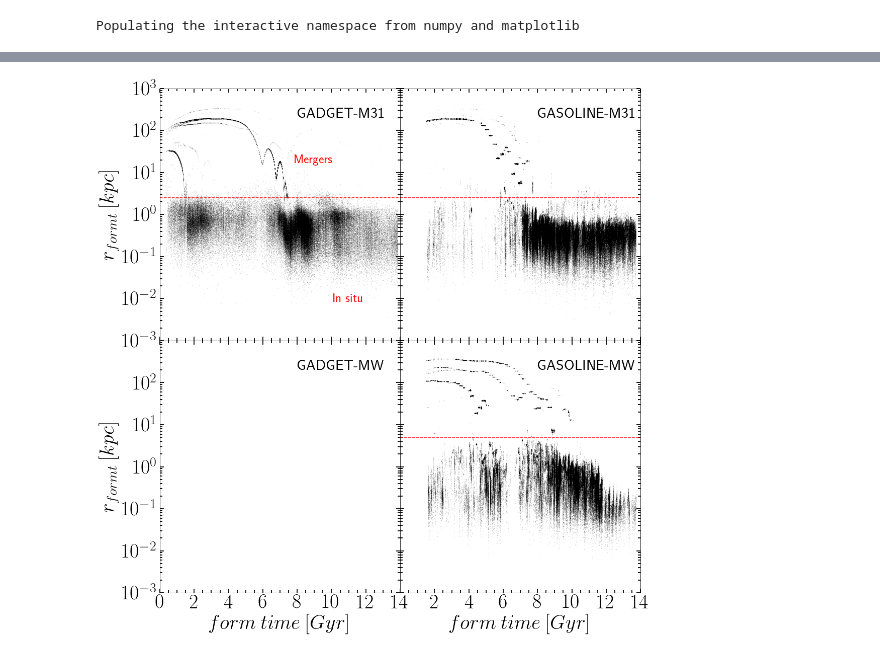
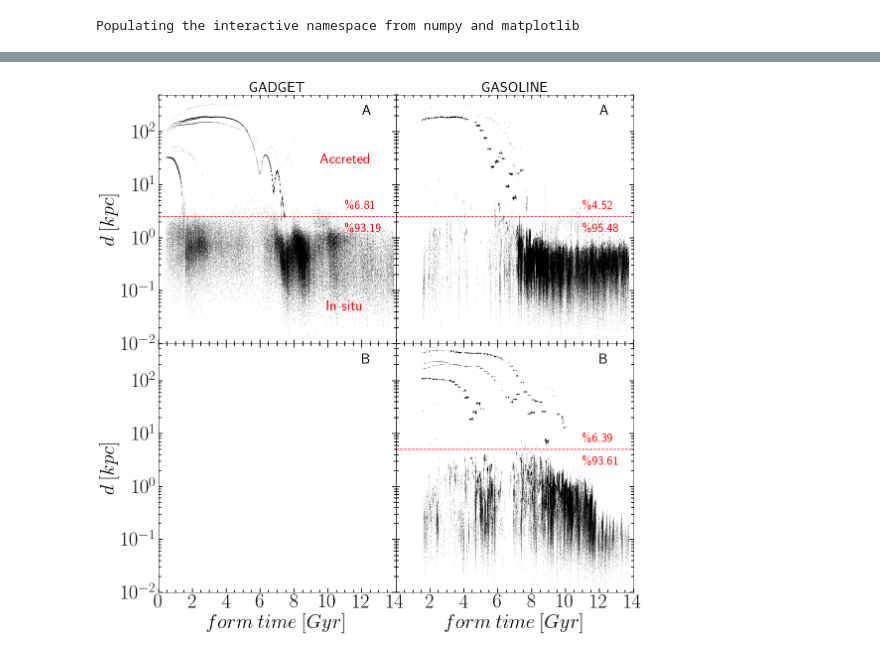
Before and after one commit to ornemarioni/Barras_GdGs, a Jupyter notebook: Barras_Gd/programs/tform_simulaciones.ipynb, the cells around one changed output, grey strips where cells are left out. Cells and saved outputs as stored; diff of their text form; code cells hidden in the pictures.

```diff
--- a/Barras_Gd/programs/tform_simulaciones.ipynb
+++ b/Barras_Gd/programs/tform_simulaciones.ipynb
@@ -3,20 +3,23 @@
 # %% [output]
 Populating the interactive namespace from numpy and matplotlib
 # %%
-M31_gd = np.loadtxt('/home/ornela/PYTHON/Barras_GdGs/Barras_Gd/_data/M31_tform_barra.dat')
+# path = '/home/ornela/PYTHON/'
+path = '/home/omarioni/'
+
+M31_gd = np.loadtxt(path + 'Barras_GdGs/Barras_Gd/_data/M31_tform_barra.dat')
 M31gd_IDs   = M31_gd[:,0]
 M31gd_tform = M31_gd[:,1]
 M31gd_rn_z0 = M31_gd[:,2]
 M31gd_r_zx  = M31_gd[:,3]
 #------------------------------------------------------------------------------------------
 
-M31_gs = np.loadtxt('/home/ornela/PYTHON/Barras_GdGs/Barras_Gs/_data/M31_tform_barra.dat')
+M31_gs = np.loadtxt(path + 'Barras_GdGs/Barras_Gs/_data/M31_tform_barra.dat')
 M31gs_IDs   = M31_gs[:,0]
 M31gs_tform = M31_gs[:,1]
 M31gs_rn_z0 = M31_gs[:,2]
 M31gs_r_zx  = M31_gs[:,3]
 #------------------------------------------------------------------------------------------
-MW_gs = np.loadtxt('/home/ornela/PYTHON/Barras_GdGs/Barras_Gs/_data/MW_tform_barra.dat')
+MW_gs = np.loadtxt(path + 'Barras_GdGs/Barras_Gs/_data/MW_tform_barra.dat')
 MWgs_IDs   = MW_gs[:,0]
 MWgs_tform = MW_gs[:,1]
 MWgs_rn_z0 = MW_gs[:,2]
@@ -32,21 +64,24 @@ fig, ax = plt.subplots(nrows=2, ncols=2, figsize=(16, 16))#, sharey=True, sharex
 fig.subplots_adjust(bottom=0.08, left =0.12, right = 0.95, top = 0.95, wspace=0., hspace= 0)
 
 ax[0,0].plot(M31gd_tform ,M31gd_r_zx,'.', markersize=0.1, color='k')
-ax[0,0].set_ylabel(r'$r_{formt}\:[kpc]$', fontsize=40)
+ax[0,0].set_ylabel(r'$d\:[kpc]$', fontsize=40)
 ax[0,0].set_xticks([0,2,4,6,8,10,12,14])
 ax[0,0].set_xticklabels([])
 ax[0,0].set_yscale('log')
-ax[0,0].set_yticks([0.001,0.01,0.1,1,10,100,1000])
-ax[0,0].set_ylim(0.001,1000)
+ax[0,0].set_yticks([0.001,0.01,0.1,1,10,100])
+ax[0,0].set_ylim(0.01,500)
 ax[0,0].set_xlim(0,14)
 ax[0,0].minorticks_on()
 ax[0,0].tick_params( labelsize=40)
 ax[0,0].tick_params('both', length=5, width=1.8,which='minor', direction='in', right='on',top='on')
 ax[0,0].tick_params('both', length=8, width=1.8,which='major', direction='in', right='on',top='on')
 ax[0,0].axhline(y=2.5, color='r', linestyle='--')
-ax[0,0].text(11, 0.01, 'In situ', fontsize=25, color='r', ha='center', va='center')
-ax[0,0].text(9, 20, 'Mergers', fontsize=25, color='r', ha='center', va='center')
-ax[0,0].text(8, 250, 'GADGET-M31', fontsize=30, color='k', ha='left', va='center')
+ax[0,0].text(11, 0.05, 'In situ', fontsize=30, color='r', ha='center', va='center')
+ax[0,0].text(11, 30, 'Accreted', fontsize=30, color='r', ha='center', va='center')
+ax[0,0].text(11, 4, r'\%'+str('%.2f'%M31gd_accreted), fontsize=25, color='r', ha='left', va='center')
+ax[0,0].text(11, 1.5, r'\%'+str('%.2f'%M31gd_insitu), fontsize=25, color='r', ha='left', va='center')
+ax[0,0].text(12, 250, 'A', fontsize=30, color='k', ha='left', va='center')
+ax[0,0].set_title('GADGET', loc='center', fontsize=30)
 
 #------------------------------------------------------
 
@@ -55,17 +90,20 @@ ax[0,1].plot(M31gs_tform ,M31gs_r_zx,'.', markersize=0.1, color='k')
 
 ax[0,1].set_xticks([0,2,4,6,8,10,12,14])
 ax[0,1].set_xticklabels([])
-ax[0,1].set_yticks([0.001,0.01,0.1,1,10,100,1000])
+ax[0,1].set_yticks([0.01,0.1,1,10,100])
 ax[0,1].set_yscale('log')
 ax[0,1].set_yticklabels([])
-ax[0,1].set_ylim(0.001,1000)
+ax[0,1].set_ylim(0.01,500)
 ax[0,1].set_xlim(0,14)
 ax[0,1].minorticks_on()
 ax[0,1].tick_params( labelsize=40)
 ax[0,1].tick_params('both', length=5, width=1.8,which='minor', direction='in', right='on',top='on')
 ax[0,1].tick_params('both', length=8, width=1.8,which='major', direction='in', right='on',top='on')
 ax[0,1].axhline(y=2.5, color='r', linestyle='--')
-ax[0,1].text(8, 250, 'GASOLINE-M31', fontsize=30, color='k', ha='left', va='center')
+ax[0,1].text(12, 250, 'A', fontsize=30, color='k', ha='left', va='center')
+ax[0,1].text(11, 4, r'\%'+str('%.2f'%M31gs_accreted), fontsize=25, color='r', ha='left', va='center')
+ax[0,1].text(11, 1.5, r'\%'+str('%.2f'%M31gs_insitu), fontsize=25, color='r', ha='left', va='center')
+ax[0,1].set_title('GASOLINE', loc='center', fontsize=30)
 
 # # #---------------------------------------------------------
 
@@ -76,39 +114,42 @@ ax[0,1].text(8, 250, 'GASOLINE-M31', fontsize=30, color='k', ha='left', va='cent
 
 ax[1,0].set_xticks([0,2,4,6,8,10,12,14])
 ax[1,0].set_xlabel(r'$form\:time\:[Gyr]$', fontsize=40)
-ax[1,0].set_ylabel(r'$r_{formt}\:[kpc]$', fontsize=40)
+ax[1,0].set_ylabel(r'$d\:[kpc]$', fontsize=40)
 ax[1,0].set_yscale('log')
-ax[1,0].set_yticks([0.001,0.01,0.1,1,10,100])
-ax[1,0].set_ylim(0.001,1000)
+ax[1,0].set_yticks([0.01,0.1,1,10,100])
+ax[1,0].set_ylim(0.01,500)
 ax[1,0].set_xlim(0,14)
 ax[1,0].minorticks_on()
 ax[1,0].tick_params( labelsize=40)
 ax[1,0].tick_params('both', length=5, width=1.8,which='minor', direction='in', right='on',top='on')
 ax[1,0].tick_params('both', length=8, width=1.8,which='major', direction='in', right='on',top='on')
 
-ax[1,0].text(8, 250, 'GADGET-MW', fontsize=30, color='k',ha='left', va='center')
+ax[1,0].text(12, 250, 'B', fontsize=30, color='k',ha='left', va='center')
 
 
 # # #---------------------------------------------------------------------------------------
 # # ax4=fig.add_subplot(224)
 ax[1,1].plot(MWgs_tform ,MWgs_r_zx,'.', markersize=0.1, color='k')
 
 ax[1,1].set_xticks([2,4,6,8,10,12,14])
 ax[1,1].set_xlabel(r'$form\:time\:[Gyr]$', fontsize=40)
-ax[1,1].set_yticks([0.001,0.01,0.1,1,10,100])
+ax[1,1].set_yticks([0.01,0.1,1,10,100])
 ax[1,1].set_yscale('log')
 ax[1,1].set_yticklabels([])
-ax[1,1].set_ylim(0.001,1000)
+ax[1,1].set_ylim(0.01,500)
 ax[1,1].set_xlim(0,14)
 ax[1,1].minorticks_on()
 ax[1,1].tick_params( labelsize=40)
 ax[1,1].tick_params('both', length=5, width=1.8,which='minor', direction='in', right='on',top='on')
 ax[1,1].tick_params('both', length=8, width=1.8,which='major', direction='in', right='on',top='on')
 ax[1,1].axhline(y=5, color='r', linestyle='--')
-ax[1,1].text(8, 250, 'GASOLINE-MW', fontsize=30, color='k', ha='left', va='center')
+ax[1,1].text(11, 8, r'\%'+str('%.2f'%MWgs_accreted), fontsize=25, color='r', ha='left', va='center')
+ax[1,1].text(11, 3, r'\%'+str('%.2f'%MWgs_insitu), fontsize=25, color='r', ha='left', va='center')
+ax[1,1].text(12, 250, 'B', fontsize=30, color='k', ha='left', va='center')
 
-fig.savefig('/home/ornela/overleaf/13216980csjxswjndpmj/tform_bar.png', dpi = 100, xxbox_inches='tight')
+# fig.savefig('/home/ornela/overleaf/13216980csjxswjndpmj/tform_bar.png', dpi = 100, xxbox_inches='tight')
+fig.savefig('/home/omarioni/Barras_GdGs/Barras_Gd/_imagenes/tform_bar.png', dpi = 100, xxbox_inches='tight')
 
 plt.show()
 # %% [output]
-[figure, old version]
+[figure, new version]
```
Also changed, not shown: parts of 1 cell of this notebook, 5 other files.
